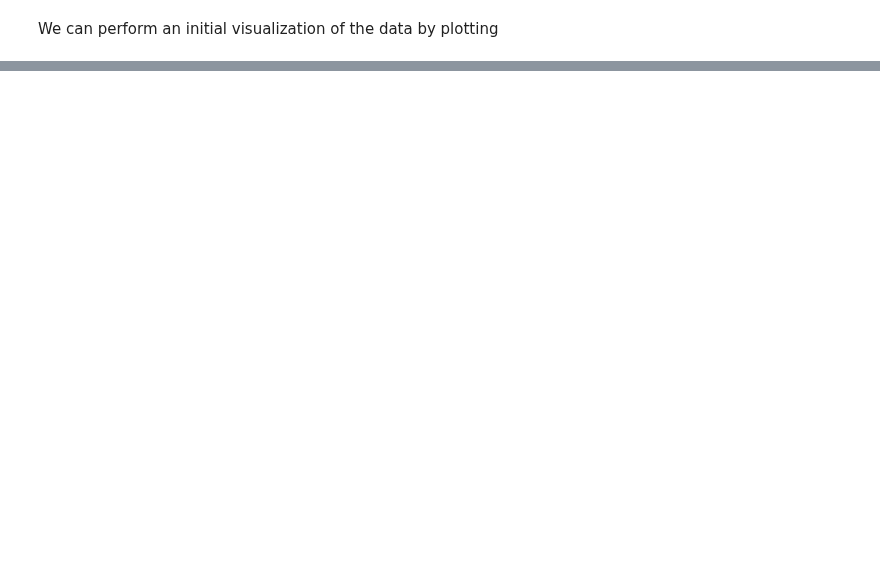
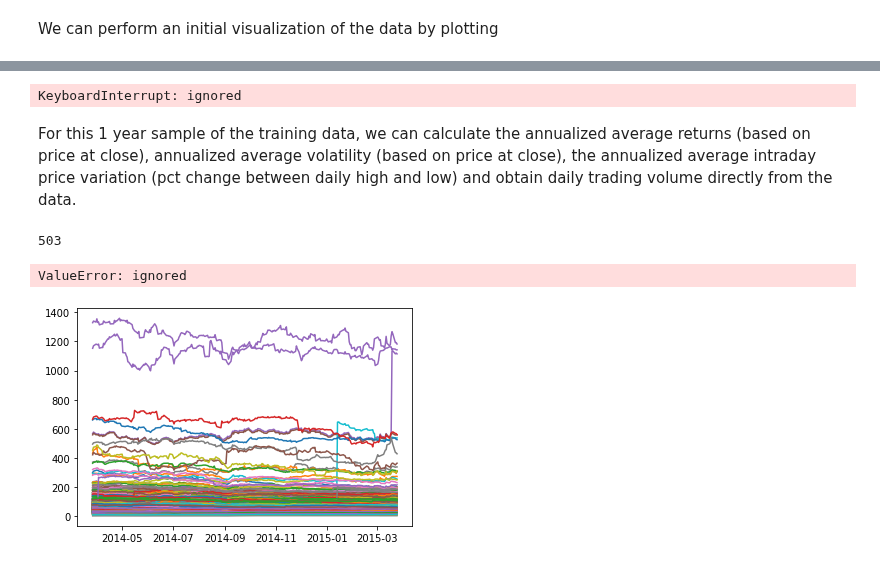
Before and after one commit to CAP4770-group9-project/final-project, a Jupyter notebook: k-means-clustering.ipynb, the cells around one changed output, grey strips where cells are left out. Cells and saved outputs as stored; diff of their text form; code cells hidden in the pictures; blank space fills up the shorter version.

```diff
--- a/k-means-clustering.ipynb
+++ b/k-means-clustering.ipynb
@@ -156,0 +194,35 @@ plt.show()
+# %%
+grouped_df = pd.DataFrame(grouped_day)
+print("grouped day")
+print(grouped_df)
+# %% [output]
+KeyboardInterrupt: ignored
+# %%
+#plot only training data
+plt.figure()
+for j in range(0, len(availableStocks)):
+  plt.plot(grouped_day[j].size().index, grouped_day_stocks[j]['Close'])
+plt.show()
+# %% [markdown]
+For this 1 year sample of the training data, we can calculate the annualized average returns (based on price at close), annualized average volatility (based on price at close), the annualized average intraday price variation (pct change between daily high and low) and obtain daily trading volume directly from the data.
+# %%
+#group day for 2015 data and plot
+grouped_day_stocks = []
+grouped_day = []
+
+for i in range(0, len(availableStocks)):
+  grouped_day_stocks.append(trainData2015[trainData2015['Symbol'] == availableStocks[i]])
+  grouped_day.append(grouped_day_stocks[i].groupby(lambda x: grouped_day_stocks[i]['DateTime'][x]))
+# %%
+print(len(grouped_day_stocks))
+# %% [output]
+503
+# %%
+#plot only training data 2015
+plt.figure()
+for j in range(0, len(availableStocks)):
+  plt.plot(grouped_day[j].size().index, grouped_day_stocks[j]['Close'])
+plt.show()
+# %% [output]
+ValueError: ignored
+[figure, added]
```
Also changed, not shown: parts of 12 cells of this notebook.
